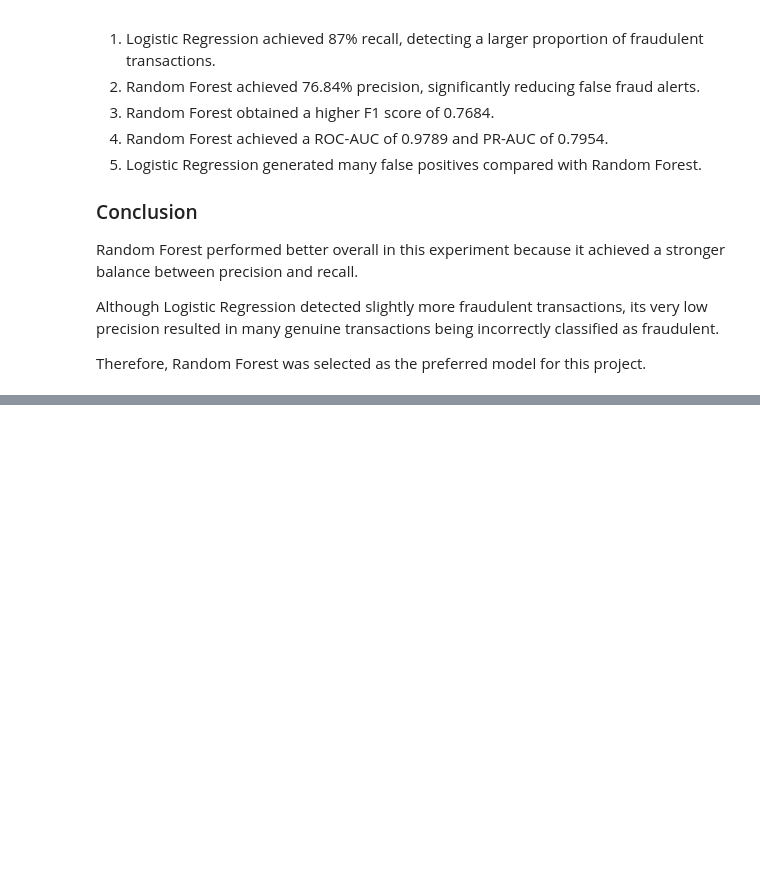
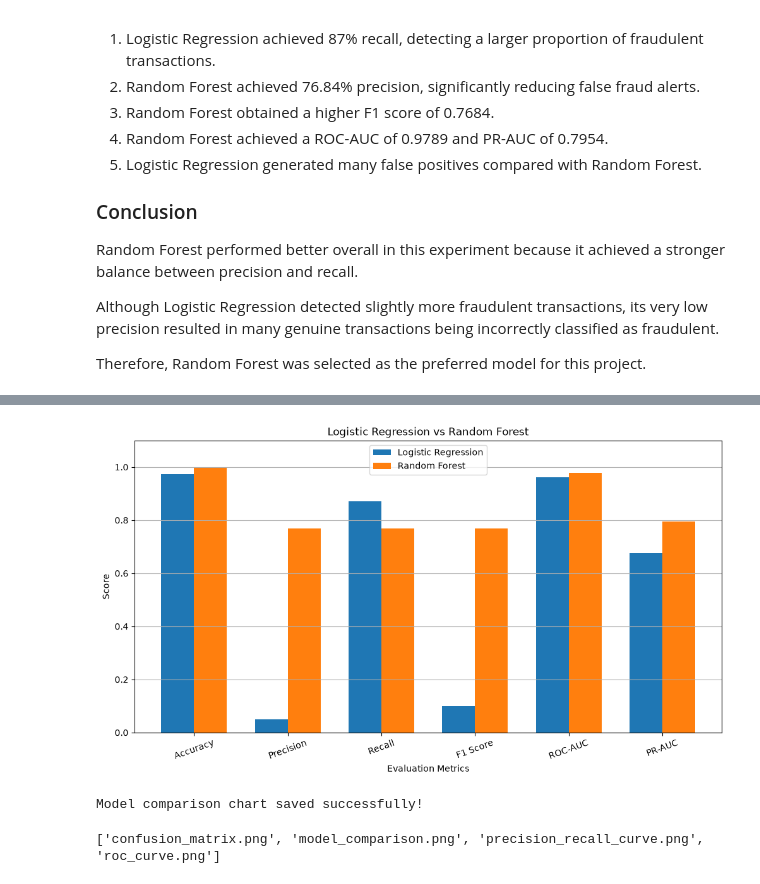
Before and after one commit to bharghavguru/Credit-Card-Fraud-Detection, a Jupyter notebook: notebooks/03_model_training.ipynb, the cells around one changed output, grey strips where cells are left out. Cells and saved outputs as stored; diff of their text form; code cells hidden in the pictures; blank space fills up the shorter version.

```diff
--- a/notebooks/03_model_training.ipynb
+++ b/notebooks/03_model_training.ipynb
@@ -746,0 +856,41 @@ Therefore, Random Forest was selected as the preferred model for this project.
+# %%
+import matplotlib.pyplot as plt
+import numpy as np
+
+metrics = ["Accuracy", "Precision", "Recall", "F1 Score", "ROC-AUC", "PR-AUC"]
+
+logistic_scores = [0.9737, 0.05, 0.87, 0.10, 0.9619, 0.6769]
+random_forest_scores = [0.9992, 0.7684, 0.7684, 0.7684, 0.9789, 0.7954]
+
+x = np.arange(len(metrics))
+width = 0.35
+
+plt.figure(figsize=(12, 6))
+
+plt.bar(x - width/2, logistic_scores, width, label="Logistic Regression")
+plt.bar(x + width/2, random_forest_scores, width, label="Random Forest")
+
+plt.xlabel("Evaluation Metrics")
+plt.ylabel("Score")
+plt.title("Logistic Regression vs Random Forest")
+plt.xticks(x, metrics, rotation=20)
+plt.ylim(0, 1.1)
+plt.legend()
+plt.grid(axis="y")
+
+plt.savefig(
+    figures_dir / "model_comparison.png",
+    dpi=300,
+    bbox_inches="tight"
+)
+
+plt.show()
+
+print("Model comparison chart saved successfully!")
+# %% [output]
+[figure, added]
+Model comparison chart saved successfully!
+# %%
+print([file.name for file in figures_dir.glob("*.png")])
+# %% [output]
+['confusion_matrix.png', 'model_comparison.png', 'precision_recall_curve.png', 'roc_curve.png']
```
Also changed, not shown: parts of 4 cells of this notebook, 5 other files.
